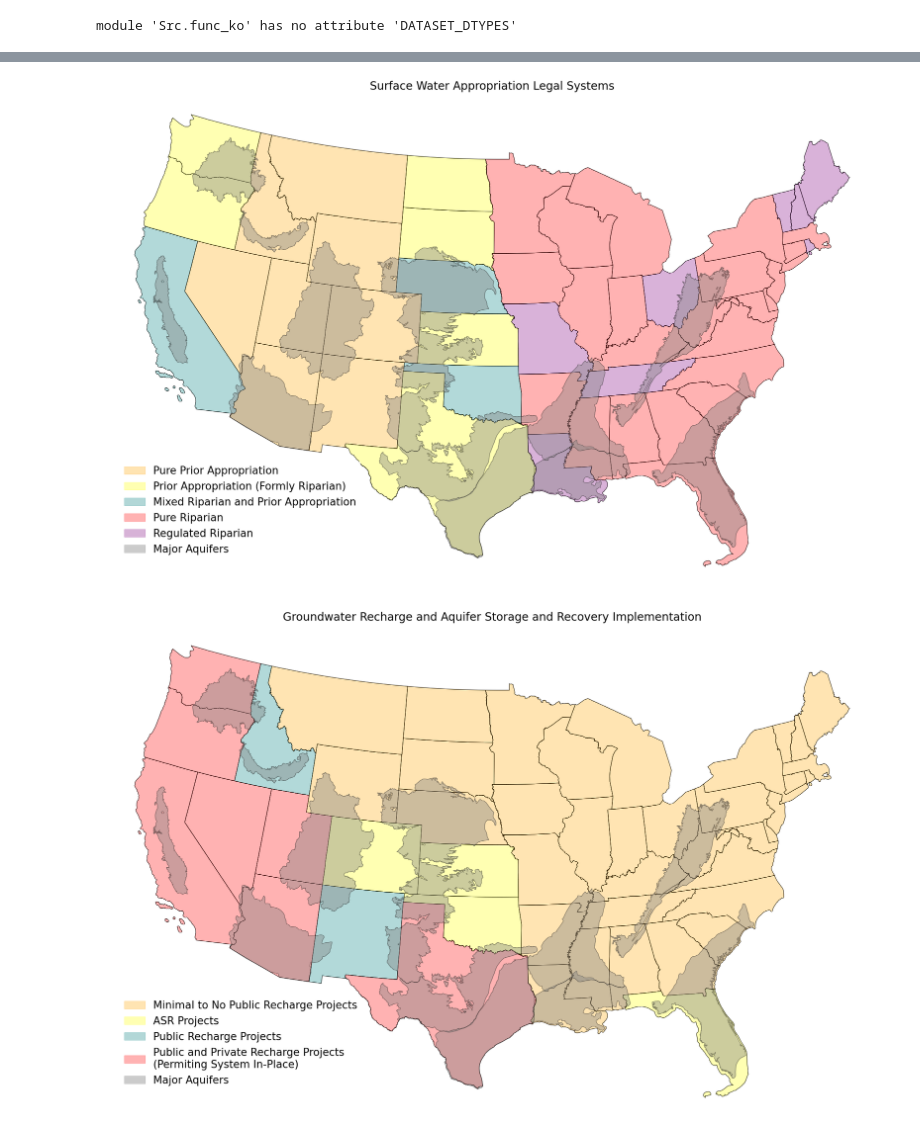
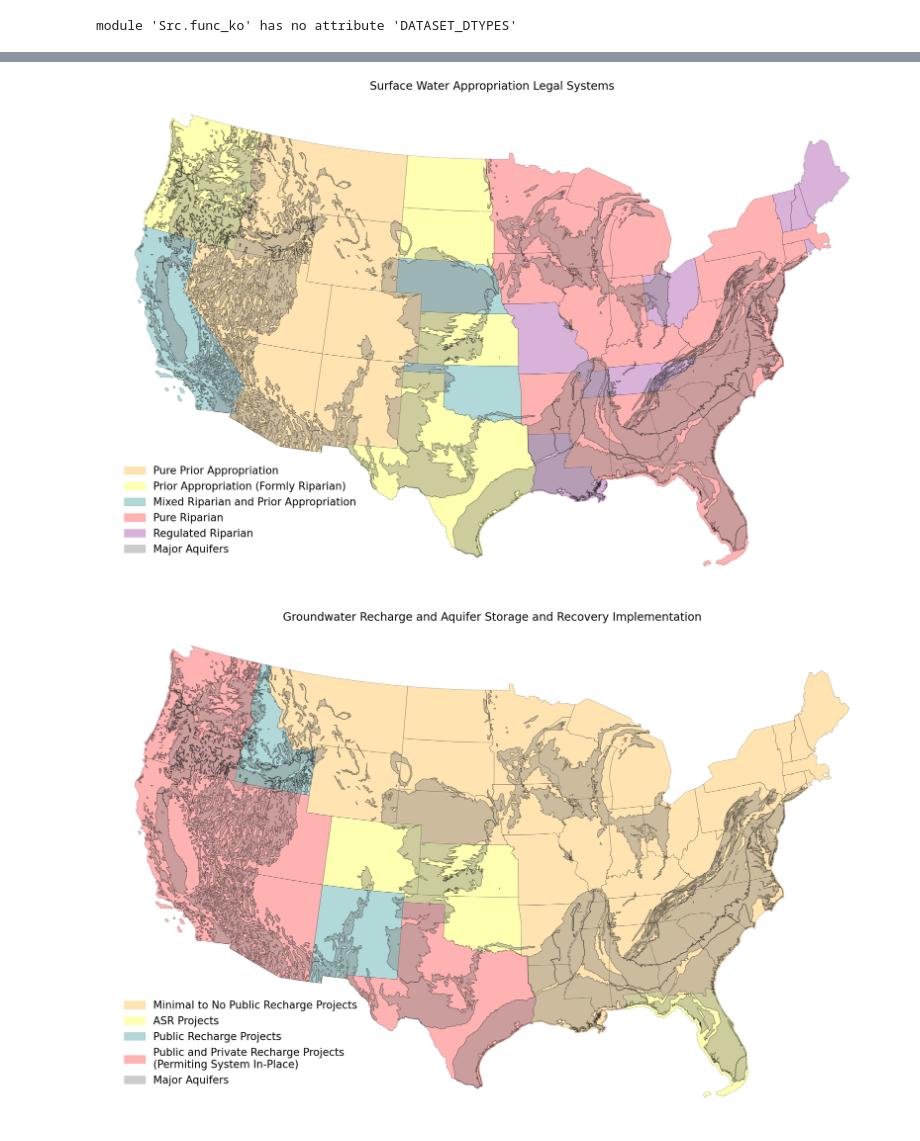
Before and after one commit to kondris/HighMagFlows_EPA_Project, a Jupyter notebook: legal_regulatory.ipynb, the cells around one changed output, grey strips where cells are left out. Drawn from its saved outputs; the diff is of its cells as text; code cells hidden in the pictures.

Commit message:
MK and aquifers

```diff
--- a/legal_regulatory.ipynb
+++ b/legal_regulatory.ipynb
@@ -34,7 +36,7 @@ reload(fn)
 # Aquifers to plot and dataset to use
 lower48 = gpd.read_file('ShapeFiles/Lower48/lower48.shp')
 aq_shape = gpd.read_file('ShapeFiles/Aquifers/_Master_Aquifer/master_aquifer.shp')
-aq_usgs = gpd.read_file('ShapeFiles/Aquifers_USGS/us_aquifers.shp')
+aq_usgs = gpd.read_file('ShapeFiles/Aquifers_USGS_25/Aquifers_USGS_25.shp')
 streams = gpd.read_file('ShapeFiles/Streams_US/us_streams.shp')
 counties_us = gpd.read_file('ShapeFiles/Counties_US/cb_2018_us_county_20m.shp')
 
@@ -209,7 +105,7 @@ lower48_df_edit = pd.read_excel('lower48_df_edit.xlsx')
 lower48_wr = GeoDataFrame(lower48_df_edit, geometry=lower48.geometry)
 # %%
 lower48_wr = lower48_wr.to_crs('ESRI:102003')
-aq_gdf = aq_gdf.to_crs('ESRI:102003')
+aq_usgs = aq_usgs.to_crs('ESRI:102003')
 
 fig, ax = plt.subplots(figsize=(35, 35))
 plt.title('Surface Water Appropriation Legal Systems', fontsize=28)
@@ -222,7 +118,7 @@ lower48_wr[lower48_wr['sw_right'] == 'mixed'].plot(facecolor='teal', edgecolor='
 lower48_wr[lower48_wr['sw_right'] == 'reg_rip'].plot(facecolor='red', edgecolor='black', linewidth=1.0, alpha=0.3, ax=plt.gca())
 lower48_wr[lower48_wr['sw_right'] == 'pure_rip'].plot(facecolor='purple', edgecolor='black', linewidth=1.0, alpha=0.3, ax=plt.gca())
 
-aq_gdf.plot(ax=ax, edgecolor='black', facecolor='grey', linewidth=1.5, alpha=0.4)
+aq_usgs.plot(ax=ax, edgecolor='black', facecolor='grey', linewidth=1.5, alpha=0.4)
 
 # Plot legend
 handles = []  # Store handles for legend
@@ -247,38 +143,38 @@ fn.save_plot_as_image(img_path, overwrite)
 
 plt.show()
 # %% [output]
-[figure, old version]
+[figure, new version]
 # %%
 fig, ax = plt.subplots(figsize=(35, 35))
 plt.title('Groundwater Recharge and Aquifer Storage and Recovery Implementation', fontsize=28)
 
 lower48.plot(ax=ax, edgecolor='black', facecolor='none', linewidth=1.0)
 
 lower48_wr[lower48_wr['recharge_type'] == 'none'].plot(facecolor='orange', edgecolor='black', linewidth=1.0, alpha=0.3, ax=plt.gca())
 lower48_wr[lower48_wr['recharge_type'] == 'asr'].plot(facecolor='yellow', edgecolor='black', linewidth=1.0, alpha=0.3, ax=plt.gca())
 lower48_wr[lower48_wr['recharge_type'] == 'both_gov'].plot(facecolor='teal', edgecolor='black', linewidth=1.0, alpha=0.3, ax=plt.gca())
 lower48_wr[lower48_wr['recharge_type'] == 'both_permit'].plot(facecolor='red', edgecolor='black', linewidth=1.0, alpha=0.3, ax=plt.gca())
 
-aq_gdf.plot(ax=ax, edgecolor='black', facecolor='grey', linewidth=1.5, alpha=0.4)
+aq_usgs.plot(ax=ax, edgecolor='black', facecolor='grey', linewidth=1.5, alpha=0.4)
 
 # Plot legend
 handles = []  # Store handles for legend
 labels = []   # Store labels for legend
 handles.extend([Patch(color='orange', alpha=0.3),
                 Patch(color='yellow', alpha=0.3),
                 Patch(color='teal', alpha=0.3),
                 Patch(color='red', alpha=0.3),
                 Patch(color='grey', alpha=0.4)])  # Add the handle for legend
 labels.extend(['Minimal to No Public Recharge Projects', 'ASR Projects', 'Public Recharge Projects', 'Public and Private Recharge Projects \n(Permiting System In-Place)', 'Major Aquifers'])  # Add the label for legend
 legend = ax.legend(handles, labels, loc='lower left', bbox_to_anchor=(0.02, 0.05), fontsize=26)
 frame = legend.get_frame()  # Get the legend frame
 frame.set_linewidth(0)
 
 ax.axis("off")
 
 img_path = f'Saved_Visuals/recharge_implementation_map.png'
 fn.save_plot_as_image(img_path, overwrite)
 
 plt.show()
 # %% [output]
-[figure, old version]
+[figure, new version]
```
Also changed, not shown: parts of 5 cells of this notebook, 24 other files.
